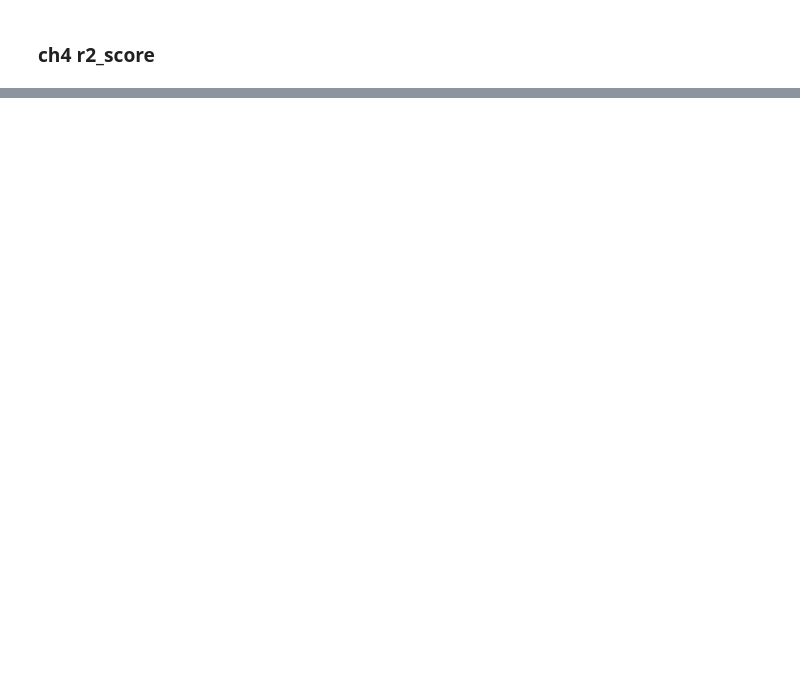
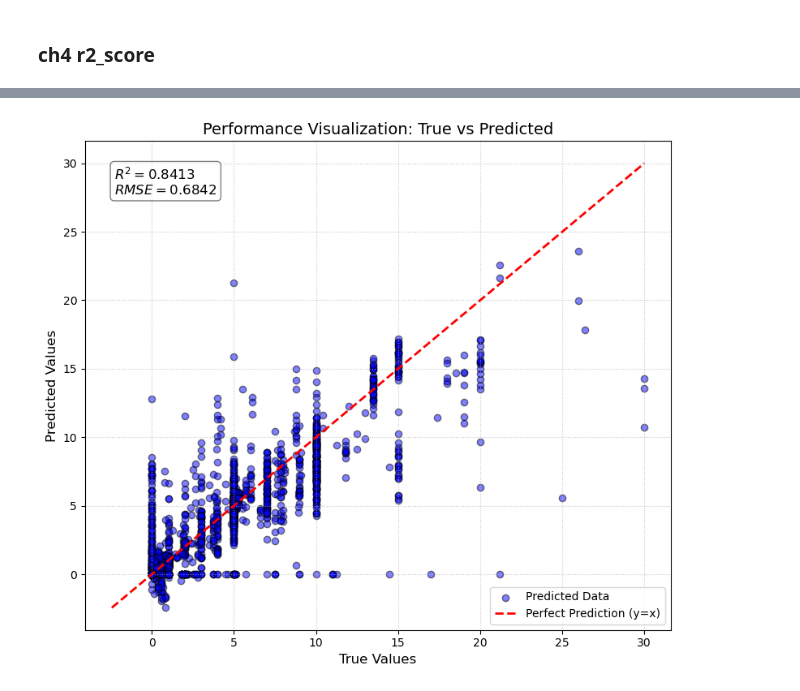
Before and after one commit to MINGYU-1/model_making, a Jupyter notebook: data_making/epoch_1/s25olving.ipynb, the cells around one changed output, grey strips where cells are left out. Saved outputs shown, nothing was run; the diff lists cells and outputs as text; code cells hidden in the pictures; blank space fills up the shorter version.

```diff
--- a/data_making/epoch_1/s25olving.ipynb
+++ b/data_making/epoch_1/s25olving.ipynb
@@ -209,3 +202,42 @@ r2
+# %%
+import matplotlib.pyplot as plt
+import numpy as np
+from sklearn.metrics import r2_score, mean_squared_error
+
+# 1. 기존 코드 (RMSE, R^2 계산)
+x_true = x_true_raw.flatten()
+x_pred = x_hat_raw.flatten()
+rmse = np.sqrt(mean_squared_error(x_true, x_pred))
+r2 = r2_score(x_true, x_pred)
+
+# 2. 시각화 코드
+plt.figure(figsize=(8, 7))
+
+# 산점도 그리기
+plt.scatter(x_true, x_pred, alpha=0.5, color='blue', edgecolors='k', label='Predicted Data')
+
+# y=x 대각선 (완벽한 예측 가이드라인)
+min_val = min(x_true.min(), x_pred.min())
+max_val = max(x_true.max(), x_pred.max())
+plt.plot([min_val, max_val], [min_val, max_val], 'r--', lw=2, label='Perfect Prediction (y=x)')
+
+# 그래프 내부에 지표 표시
+textstr = f'$R^2 = {r2:.4f}$\n$RMSE = {rmse:.4f}$'
+plt.gca().text(0.05, 0.95, textstr, transform=plt.gca().transAxes, fontsize=12,
+               verticalalignment='top', bbox=dict(boxstyle='round', facecolor='white', alpha=0.5))
+
+# 라벨 및 타이틀 설정
+plt.xlabel('True Values', fontsize=12)
+plt.ylabel('Predicted Values', fontsize=12)
+plt.title('Performance Visualization: True vs Predicted', fontsize=14)
+plt.legend(loc='lower right')
+plt.grid(True, linestyle=':', alpha=0.7)
+
+# 출력
+plt.tight_layout()
+plt.show()
+# %% [output]
+[figure, added]
 # %%
 standard_support = ['Al2O3_Gamma', 'Al2O3_Alpha', 'Al2O3_Mesoporous', 'BN', 'SBA-15', 'SiO2', 'MCM-41', 'ZSM-5', 'Si3N4', 'H-ZSM-5']
 promot_support = ['LaNi0.9Ru0.1O3', 'LaNi0.8Ru0.2O3', 'La3.5Ru4O3', 'Sr0.92Y0.08Ti1.95Rh0.05O3', 'La2NiO4', 'LaCoO3', 'LaCuO3', 'LaRuO3', 'LaNiO3', 'LaMnO3', 'LaNiCoMnO3', 'La2Ni0.5F0.5O4', 'LaNi0.5Fe0.5O3', 'LaNi0.8Zn0.2O3', 'LaNi0.6Zn0.4O3', 'LaNi0.4Zn0.6O3', 'LaNi0.2Zn0.8O3', 'LaZnO3', 'La2O3', 'BaO', 'CaO', 'MgO', 'MgO_Nanocrystalline', 'MgAl2O4(nanocry)', 'CeO2', 'TiO2', 'PrO2', 'V2O5', 'ZrO2', 'nanocrystalline_ZrO2', 'MnO', 'Y2O3', 'MgAlOx', 'CoOx', 'Si3N4', 'H-ZSM-5', 'Ce0.8Pr0.2O2']
```
Also changed, not shown: parts of 13 cells of this notebook, 18 other files.
